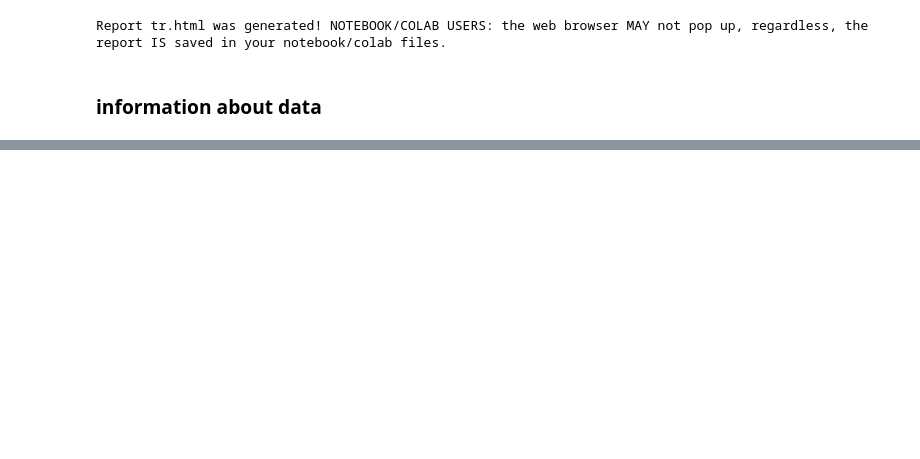
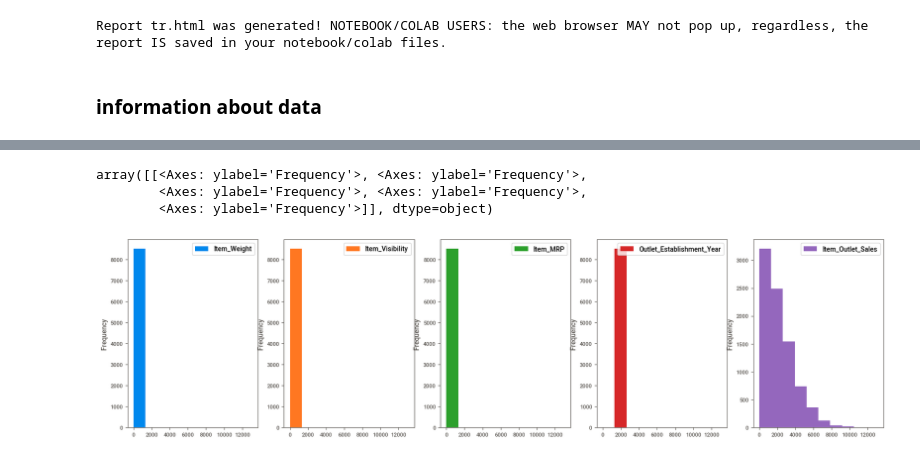
Before and after one commit to shanOnline99/Big-Mart-Sale-Prediction, a Jupyter notebook: Big_Mart_Sale_Prediction.ipynb, the cells around one changed output, grey strips where cells are left out. Saved outputs shown, nothing was run; the diff lists cells and outputs as text; code cells hidden in the pictures; blank space fills up the shorter version.

```diff
--- a/Big_Mart_Sale_Prediction.ipynb
+++ b/Big_Mart_Sale_Prediction.ipynb
@@ -336,0 +362,7 @@ Name: Item_Fat_Content, dtype: int64
+# %%
+trainDf.plot(kind='hist', subplots=True, layout=(1,5), figsize=(20,5))
+# %% [output]
+array([[<Axes: ylabel='Frequency'>, <Axes: ylabel='Frequency'>,
+        <Axes: ylabel='Frequency'>, <Axes: ylabel='Frequency'>,
+        <Axes: ylabel='Frequency'>]], dtype=object)
+[figure, added]
```
Also changed, not shown: parts of 41 cells of this notebook.
